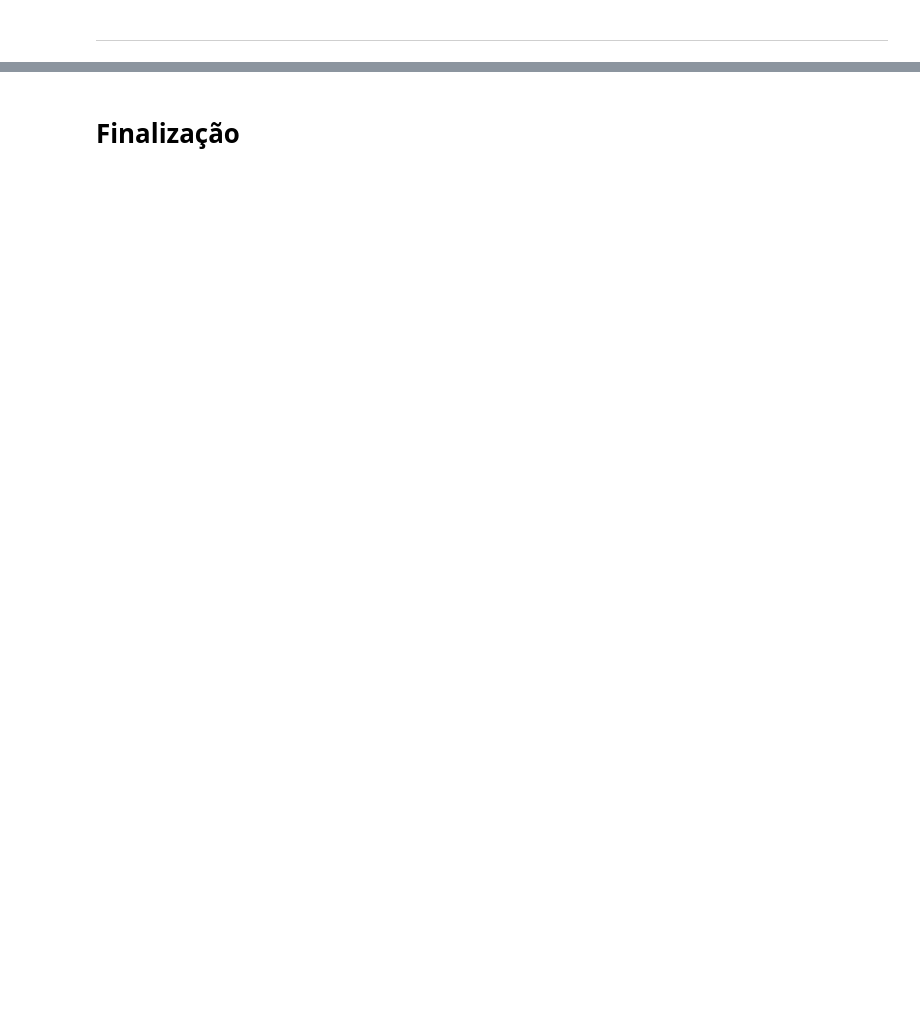
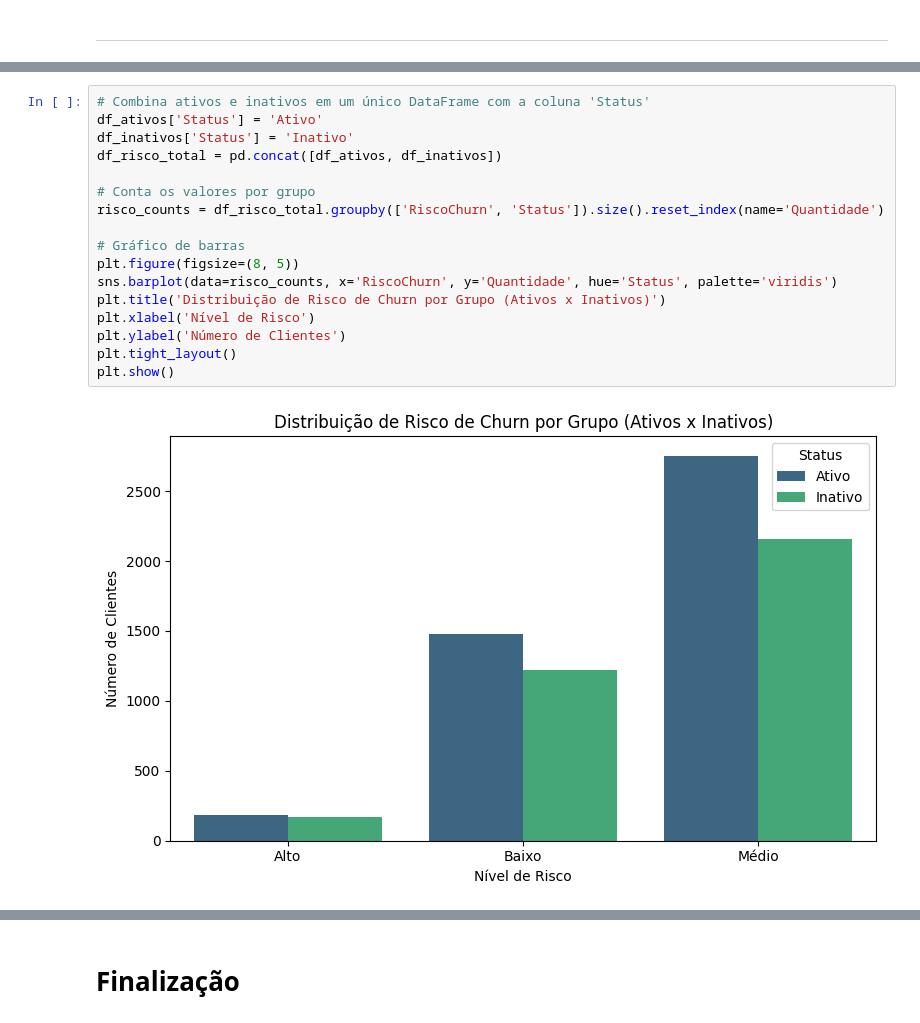
Before and after one commit to PedroCanhete/Analise-de-Credito, a Jupyter notebook: analiseCredito.ipynb, the cells around one changed output, grey strips where cells are left out. Drawn from its saved outputs; the diff is of its cells as text; blank space fills up the shorter version.

```diff
--- a/analiseCredito.ipynb
+++ b/analiseCredito.ipynb
@@ -520,0 +801,19 @@ Inativos com perfil de risco semelhante ao dos evadidos: 3
+# %%
+# Combina ativos e inativos em um único DataFrame com a coluna 'Status'
+df_ativos['Status'] = 'Ativo'
+df_inativos['Status'] = 'Inativo'
+df_risco_total = pd.concat([df_ativos, df_inativos])
+
+# Conta os valores por grupo
+risco_counts = df_risco_total.groupby(['RiscoChurn', 'Status']).size().reset_index(name='Quantidade')
+
+# Gráfico de barras
+plt.figure(figsize=(8, 5))
+sns.barplot(data=risco_counts, x='RiscoChurn', y='Quantidade', hue='Status', palette='viridis')
+plt.title('Distribuição de Risco de Churn por Grupo (Ativos x Inativos)')
+plt.xlabel('Nível de Risco')
+plt.ylabel('Número de Clientes')
+plt.tight_layout()
+plt.show()
+# %% [output]
+[figure, added]
```
Also changed, not shown: parts of 32 cells of this notebook.
